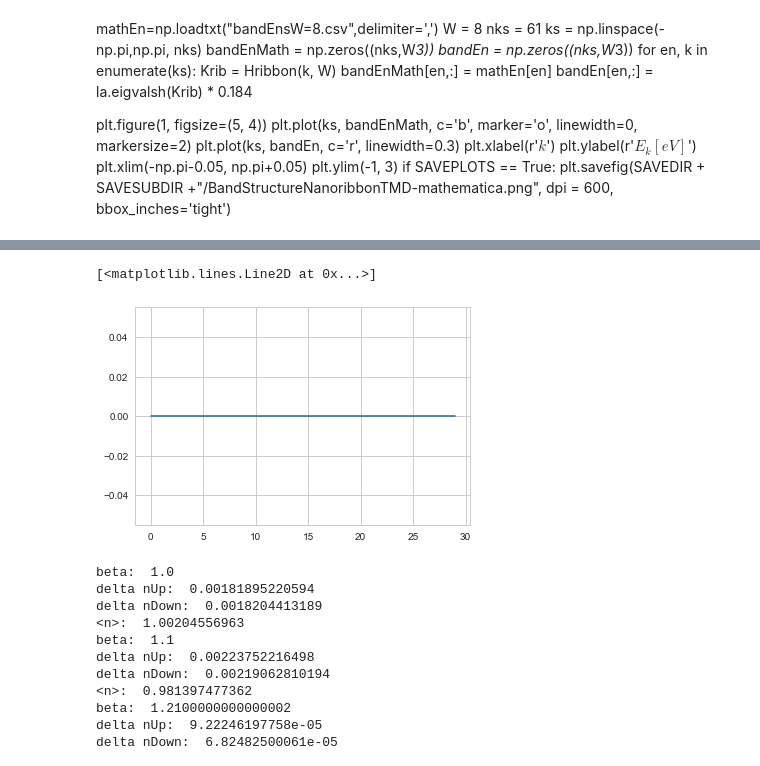
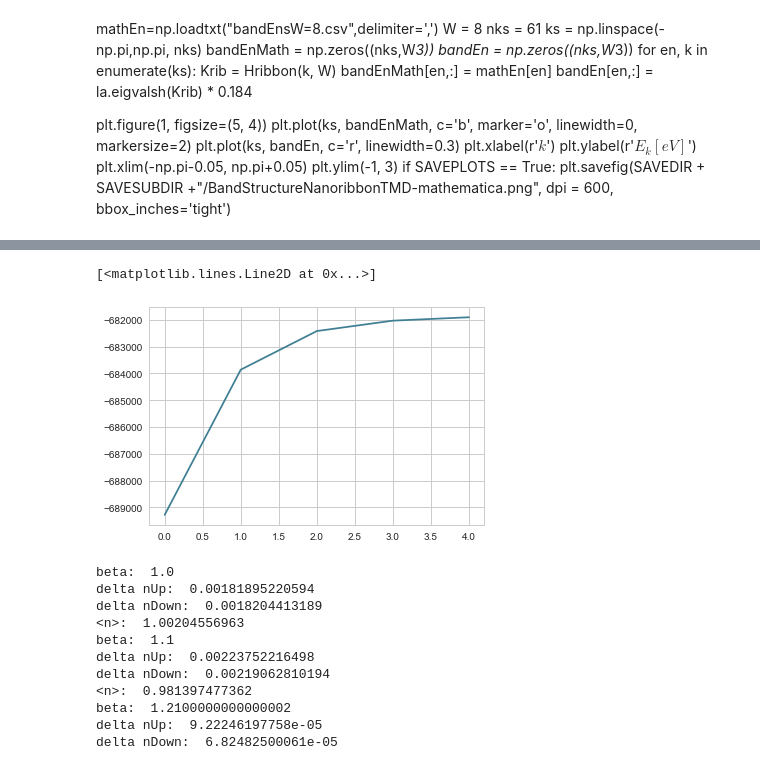
Before and after one commit to SriramanT/qmc_master_code, a Jupyter notebook: ANALYTICAL/src/hubbard-mf.ipynb, the cells around one changed output, grey strips where cells are left out. Drawn from its saved outputs; the diff is of its cells as text; code cells hidden in the pictures.

```diff
--- a/ANALYTICAL/src/hubbard-mf.ipynb
+++ b/ANALYTICAL/src/hubbard-mf.ipynb
@@ -1439,8 +1447,8 @@ plt.plot((nUpSite-nDownSite))
 # %%
-plt.plot(energies[70:])
+plt.plot(energies)
 # %% [output]
 [<matplotlib.lines.Line2D at 0x...>]
-[figure, old version]
+[figure, new version]
 # %%
 beta0 = 1.1 # must be > 1, otherwise beta decreases
 betaTarget = 20 # 99999 means infty ( T = 0 )
```
Also changed, not shown: parts of 3 cells of this notebook, 9 other files.
